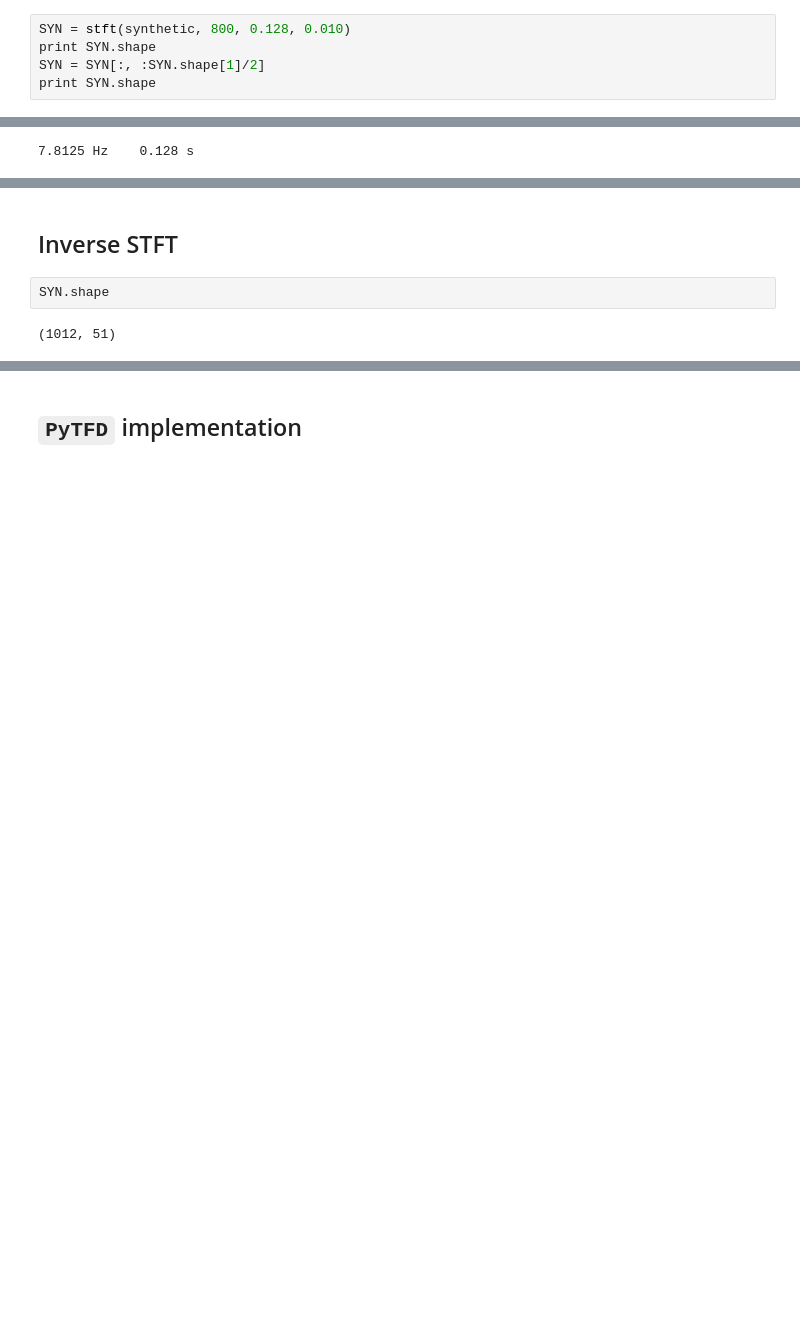
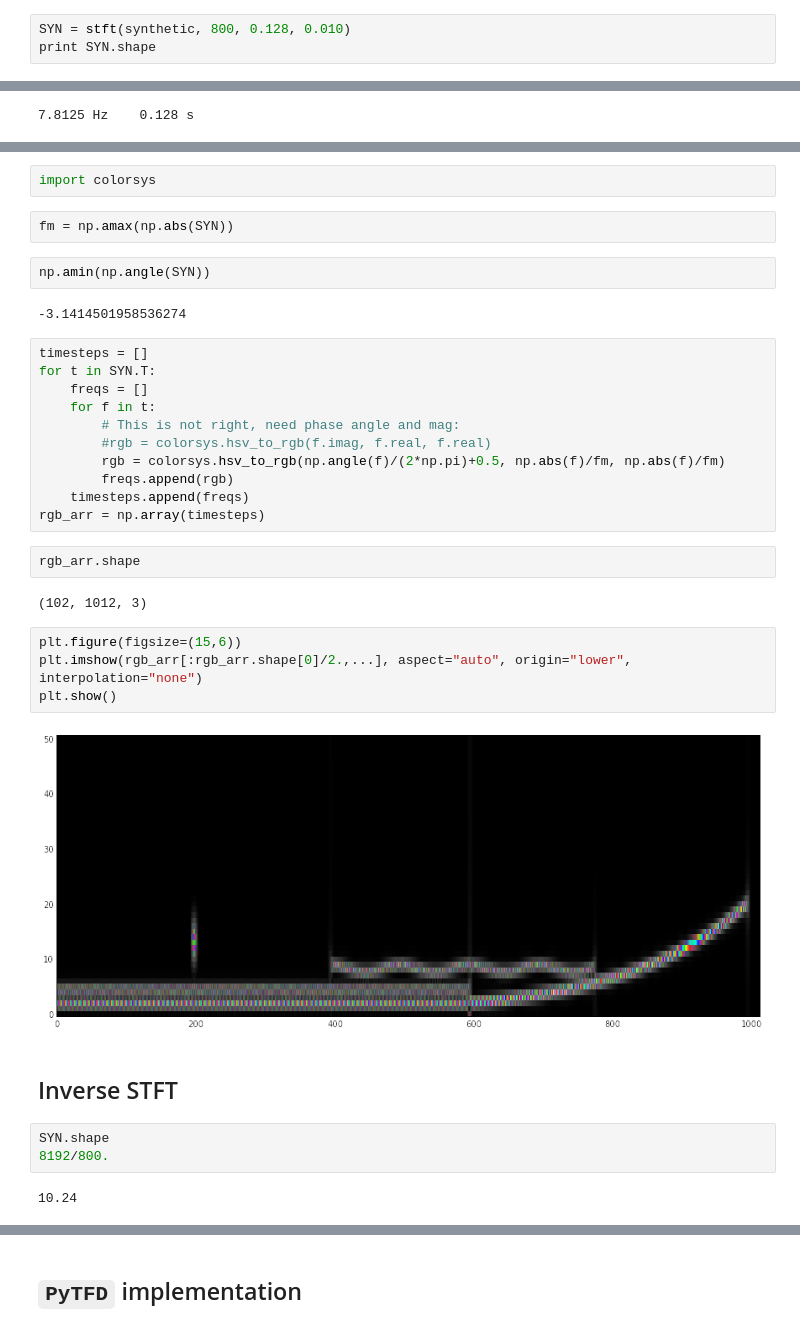
Before and after one commit to kwinkunks/timefreak, a Jupyter notebook: stft.ipynb, the cells around one changed output, grey strips where cells are left out. Cells and saved outputs as stored; diff of their text form; blank space fills up the shorter version.

```diff
--- a/stft.ipynb
+++ b/stft.ipynb
@@ -142,7 +127,5 @@ length of signal = 10.24
 # %%
 SYN = stft(synthetic, 800, 0.128, 0.010)
 print SYN.shape
-SYN = SYN[:, :SYN.shape[1]/2]
-print SYN.shape
 # %% [output]
 (1012, 102)
@@ -190,9 +174,39 @@ print fw, "Hz   ", tw, "s"
+# %%
+import colorsys
+# %%
+fm = np.amax(np.abs(SYN))
+# %%
+np.amin(np.angle(SYN))
+# %% [output]
+-3.1414501958536274
+# %%
+timesteps = []
+for t in SYN.T:
+    freqs = []
+    for f in t:
+        # This is not right, need phase angle and mag:
+        #rgb = colorsys.hsv_to_rgb(f.imag, f.real, f.real)
+        rgb = colorsys.hsv_to_rgb(np.angle(f)/(2*np.pi)+0.5, np.abs(f)/fm, np.abs(f)/fm)
+        freqs.append(rgb)
+    timesteps.append(freqs)
+rgb_arr = np.array(timesteps)
+# %%
+rgb_arr.shape
+# %% [output]
+(102, 1012, 3)
+# %%
+plt.figure(figsize=(15,6))
+plt.imshow(rgb_arr[:rgb_arr.shape[0]/2.,...], aspect="auto", origin="lower", interpolation="none")
+plt.show()
+# %% [output]
+[figure, added]
 # %% [markdown]
 ## Inverse STFT
 # %%
 SYN.shape
+8192/800.
 # %% [output]
-(1012, 51)
+10.24
 # %%
 fs=800
 T = 8192/800.
```
Also changed, not shown: parts of 6 cells of this notebook, 3 other files.
